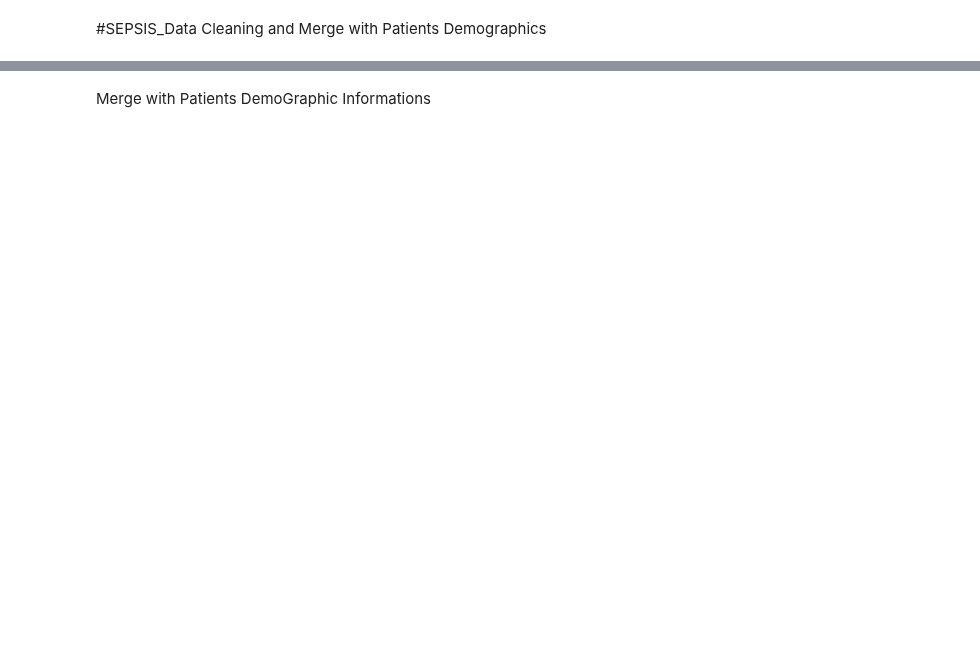
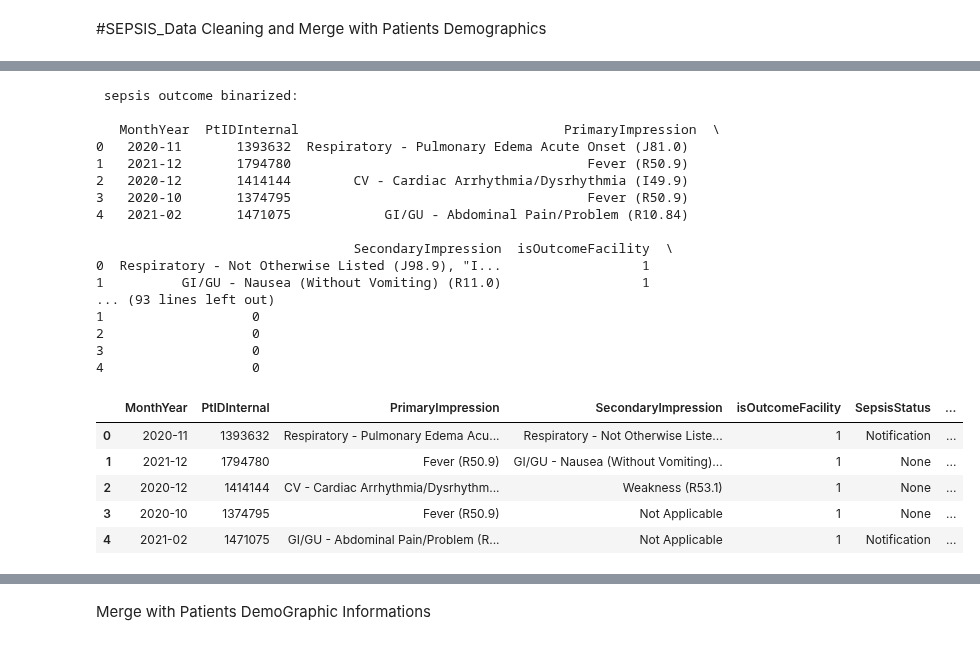
Before and after one commit to blesssong2020/Fairfax-Consultants---Summer2022-DEAN690, a Jupyter notebook: FFConsultants.ipynb, the cells around one changed output, grey strips where cells are left out. Drawn from its saved outputs; the diff is of its cells as text; code cells hidden in the pictures; blank space fills up the shorter version.

```diff
--- a/FFConsultants.ipynb
+++ b/FFConsultants.ipynb
@@ -217,22 +536,47 @@ SEPSISclean["overall_diagnosis"].unique()
 # %%
 ## create a new column that is 1 if the overall_diagnosis column contains the string "A41.9", 0 if not
+##The logic here is Nan's are 0 or doesn't contains sepsis , whether to consider it as a legit or not? it will affect the
+##Triage Rates. Or Else overall_diagnosis with nan values has to be removed.
 
-SEPSISclean["sepsis_outcome"] = pd.np.where(SEPSISclean["overall_diagnosis"].str.contains("Sepsis", na=False, case=False), 1,
-                                #pd.np.where(SEPSISclean["overall_diagnosis"].str.contains("sepsis", na=False), "1",
-                                pd.np.where(SEPSISclean["overall_diagnosis"].str.contains("A41.9", na=False, case=False), 1, 0))#)
-# sepsis_demo["sepsis_outcome"] = np.where(sepsis_demo["overall_diagnosis"].str.contains("A41.9", na=False, case=False), "1",
-#                                 np.where(sepsis_demo["overall_diagnosis"].str.contains("A41.89", na=False, case=False), "1", "0"))
+SEPSISclean["sepsis_outcome"] = np.where(SEPSISclean["overall_diagnosis"].str.contains("Sepsis", na=False, case=False), 1,
+                                np.where(SEPSISclean["overall_diagnosis"].str.contains("A41.89", na=False, case=False), 1,
+                                np.where(SEPSISclean["overall_diagnosis"].str.contains("A41.9", na=False, case=False), 1, 0)))
 
 
+print("\n\n sepsis outcome binarized: \n\n",SEPSISclean.head())
+#binarize ProviderImpression
+SEPSISclean["ProviderImpression"] = np.where(SEPSISclean["Merged_Impression"].str.contains("Sepsis", na=False, case=False), 1,
+                                    np.where(SEPSISclean["Merged_Impression"].str.contains("A41.89", na=False, case=False), 1,
+                                    np.where(SEPSISclean["Merged_Impression"].str.contains("A41.9", na=False, case=False), 1, 0)))
+
+print("\n\n ProviderImpression binarized: \n\n",SEPSISclean.head())
+#Accuracy
+SEPSISclean["Accuracy"] = np.where(SEPSISclean["ProviderImpression"] == SEPSISclean["sepsis_outcome"], 1, 0) #Match -1, MisMatch 0
 SEPSISclean.head()
-#binarize primary Impr
-SEPSISclean["ProviderImpression"] = pd.np.where(SEPSISclean["Merged_Impression"].str.contains("Sepsis", na=False, case=False), 1,
-
-                             pd.np.where(SEPSISclean["Merged_Impression"].str.contains("A41.9", na=False, case=False), 1, 0))
-SEPSISclean.head()
-#Accuracy
-SEPSISclean["Accuracy"] = pd.np.where(SEPSISclean["ProviderImpression"] == SEPSISclean["sepsis_outcome"], 1, 0) #Match -1, MisMatch 0
-SEPSISclean.head()
+# %% [output]
+ sepsis outcome binarized:
+
+   MonthYear  PtIDInternal                                  PrimaryImpression  \
+0   2020-11       1393632  Respiratory - Pulmonary Edema Acute Onset (J81.0)
+1   2021-12       1794780                                      Fever (R50.9)
+2   2020-12       1414144        CV - Cardiac Arrhythmia/Dysrhythmia (I49.9)
+3   2020-10       1374795                                      Fever (R50.9)
+4   2021-02       1471075            GI/GU - Abdominal Pain/Problem (R10.84)
+
+                                 SecondaryImpression  isOutcomeFacility  \
+0  Respiratory - Not Otherwise Listed (J98.9), "I...                  1
+1          GI/GU - Nausea (Without Vomiting) (R11.0)                  1
+... (93 lines left out)
+1                   0
+2                   0
+3                   0
+4                   0
+|  | MonthYear | PtIDInternal | PrimaryImpression | SecondaryImpression | isOutcomeFacility | SepsisStatus | ... |
+| 0 | 2020-11 | 1393632 | Respiratory - Pulmonary Edema Acu... | Respiratory - Not Otherwise Liste... | 1 | Notification | ... |
+| 1 | 2021-12 | 1794780 | Fever (R50.9) | GI/GU - Nausea (Without Vomiting)... | 1 | None | ... |
+| 2 | 2020-12 | 1414144 | CV - Cardiac Arrhythmia/Dysrhythm... | Weakness (R53.1) | 1 | None | ... |
+| 3 | 2020-10 | 1374795 | Fever (R50.9) | Not Applicable | 1 | None | ... |
+| 4 | 2021-02 | 1471075 | GI/GU - Abdominal Pain/Problem (R... | Not Applicable | 1 | Notification | ... |
 # %%
 #To find out  if it is Under or Over Triage.
 #TRIAGE is the sorting of and allocation of treatment to patients
```
Also changed, not shown: parts of 40 cells of this notebook.
